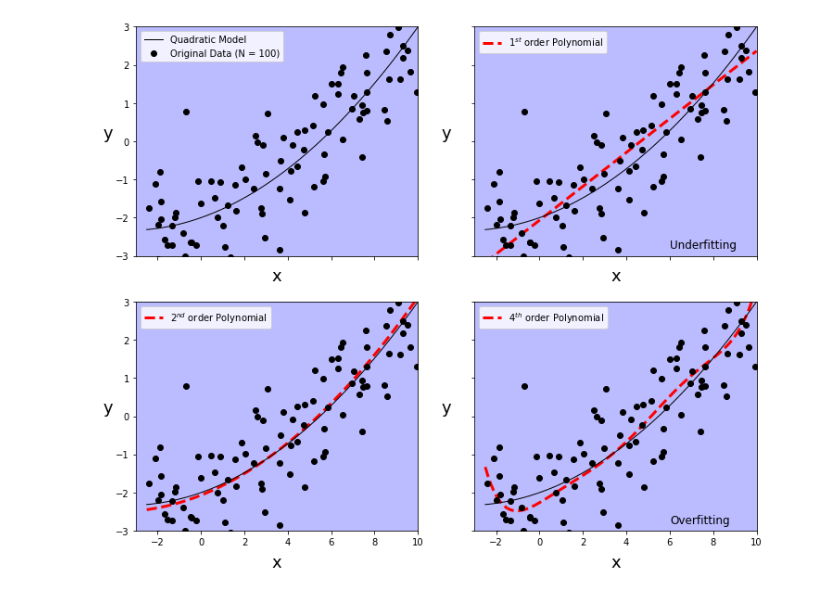
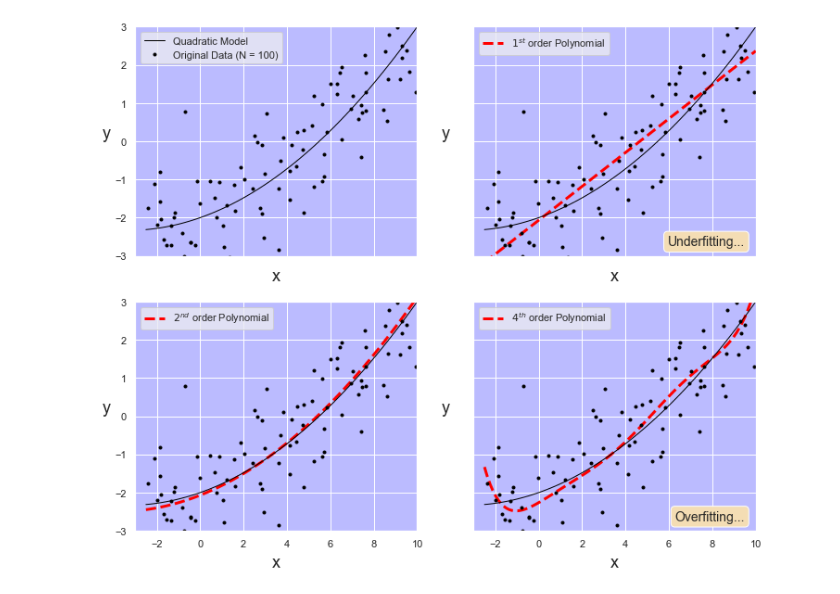
Before and after one commit to AstroPierre/Figures_cours_Christian_ML, a Jupyter notebook: iam-sem01-supervise/genere_regression_examples_with_polynomial_of various_orders.ipynb, the cells around one changed output. Saved outputs shown, nothing was run; the diff lists cells and outputs as text; code cells hidden in the pictures.

```diff
--- a/iam-sem01-supervise/genere_regression_examples_with_polynomial_of various_orders.ipynb
+++ b/iam-sem01-supervise/genere_regression_examples_with_polynomial_of various_orders.ipynb
@@ -10,4 +12,9 @@ A noisy (x,y) dataset is generated based on a quadratic model. The dataset is th
 # %%
+print(__doc__)
+
+# Author: Pierre Gravel <pierre.gravel@iid.ulaval.ca>
+# License: BSD
+
 %matplotlib inline
 import numpy as np
 import matplotlib.pyplot as plt
@@ -20,3 +27,8 @@ from sklearn.metrics import mean_squared_error, mean_absolute_error, r2_score
 from sklearn.gaussian_process.kernels import RBF, WhiteKernel, ConstantKernel
 from sklearn.gaussian_process import GaussianProcessRegressor
 from sklearn.neural_network import MLPRegressor
+import seaborn as sns
+sns.set(color_codes=True)
+
+# Used for reproductibility of the results
+np.random.seed(43)
@@ -203,7 +226,7 @@ fig, ((ax1, ax2), (ax3, ax4)) = plt.subplots(2,2,sharex=True,sharey=True,figsize
 
 yy0 = np.polyval(coeffs,xx)
 ax1.plot(xx, yy0, color='black', linewidth=1)
-ax1.plot(x, y, 'o', color='black')
+ax1.plot(x, y, 'o', color='black', markersize=3)
 ax1.set_ylabel('y',rotation=0,fontsize=18)
 ax1.set_xlabel('x',fontsize=18)
 ax1.yaxis.set_label_coords(-0.1,0.5)
@@ -219,39 +242,40 @@ c = np.polyfit(x, y, 1)
 yy = np.polyval(c,xx)
 ax2.plot(xx, yy, linestyle='--', color='red', linewidth=3)
 ax2.plot(xx, yy0, color='black', linewidth=1)
-ax2.plot(x, y, 'o', color='black')
+ax2.plot(x, y, 'o', color='black', markersize=3)
 ax2.set_ylabel('y',rotation=0,fontsize=18)
 ax2.set_xlabel('x',fontsize=18)
 ax2.yaxis.set_label_coords(-0.1,0.5)
 ax2.xaxis.set_label_coords(0.5, -0.05)
 ax2.legend([r"$1^{st}$ order Polynomial"], loc='upper left')
-ax2.text(6., -2.8, "Underfitting", fontsize=12)
+ax2.text(9.5, -2.8, "Underfitting...", fontsize=14, horizontalalignment='right', verticalalignment='bottom', bbox=props)
 ax2.set_facecolor('#BBBBFF')
 
 c = np.polyfit(x, y, 2)
 yy = np.polyval(c,xx)
 ax3.plot(xx, yy, linestyle='--', color='red', linewidth=3)
 ax3.plot(xx, yy0, color='black', linewidth=1)
-ax3.plot(x, y, 'o', color='black')
+ax3.plot(x, y, 'o', color='black', markersize=3)
 ax3.set_ylabel('y',rotation=0,fontsize=18)
 ax3.set_xlabel('x',fontsize=18)
 ax3.yaxis.set_label_coords(-0.1,0.5)
 ax3.xaxis.set_label_coords(0.5, -0.1)
 ax3.legend([r"$2^{nd}$ order Polynomial"], loc='upper left')
 ax3.set_facecolor('#BBBBFF')
 
 c = np.polyfit(x, y, 6)
 yy = np.polyval(c,xx)
 ax4.plot(xx, yy, linestyle='--', color='red', linewidth=3)
 ax4.plot(xx, yy0, color='black', linewidth=1)
-ax4.plot(x, y, 'o', color='black')
+ax4.plot(x, y, 'o', color='black', markersize=3)
 ax4.set_ylabel('y',rotation=0,fontsize=18)
 ax4.set_xlabel('x',fontsize=18)
 ax4.yaxis.set_label_coords(-0.1,0.5)
 ax4.xaxis.set_label_coords(0.5, -0.1)
 ax4.legend([r"$4^{th}$ order Polynomial"], loc='upper left')
-ax4.text(6., -2.8, "Overfitting", fontsize=12)
+ax4.text(9.5, -2.8, "Overfitting...", fontsize=14, horizontalalignment='right', verticalalignment='bottom', bbox=props)
 ax4.set_facecolor('#BBBBFF')
-plt.savefig('Polynomial_fits_with_large_N_and_large_sigma', format='png')
+plt.savefig('Polynomial_fits_with_large_N_and_large_sigma.pdf')
+plt.savefig('Polynomial_fits_with_large_N_and_large_sigma.png')
 # %% [output]
-[figure, old version]
+[figure, new version]
```
Also changed, not shown: parts of 14 cells of this notebook, 1 other file.
